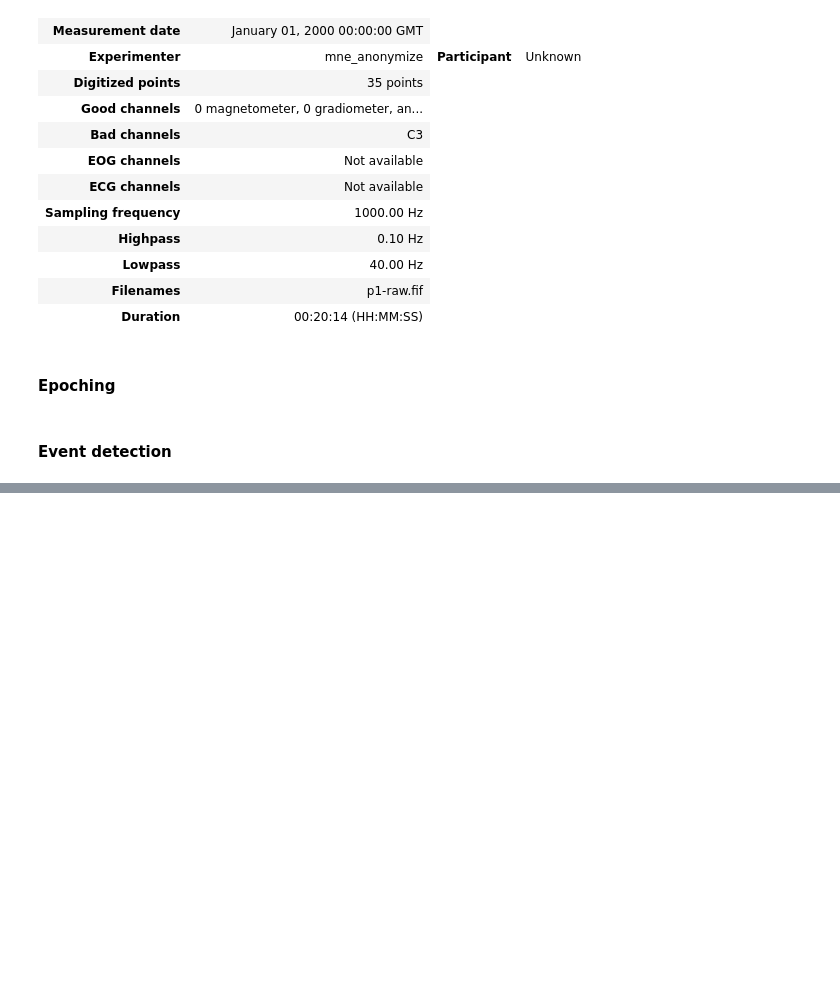
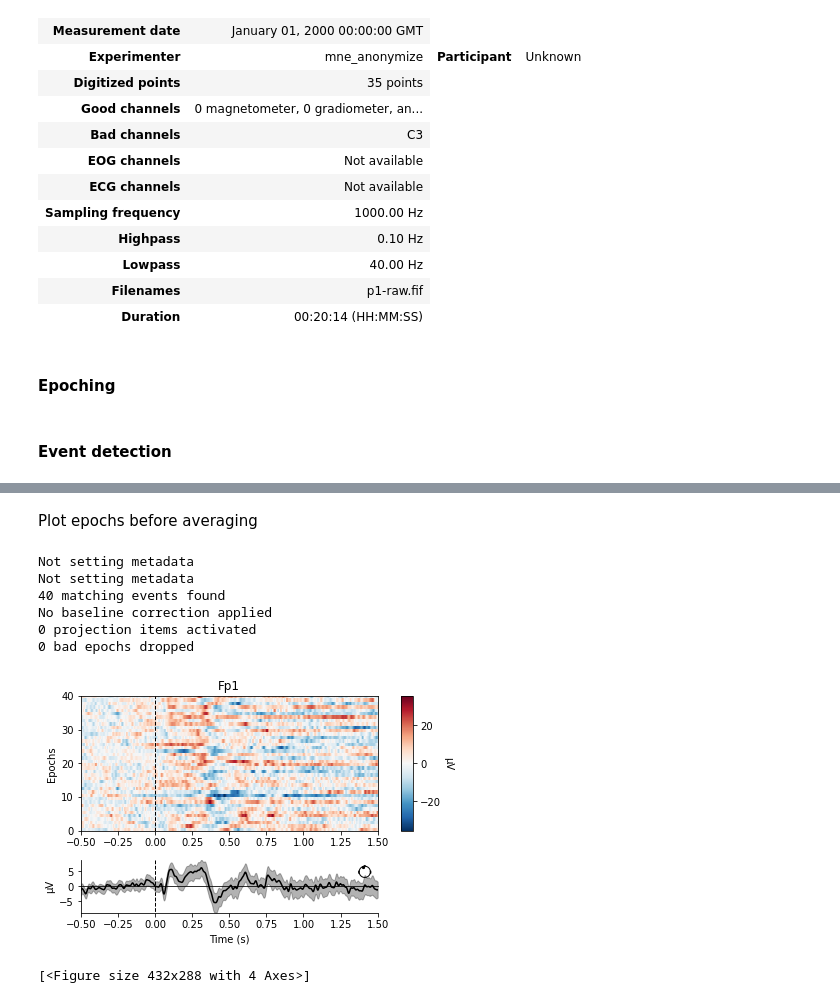
Before and after one commit to stinenyhus/ACN_2021, a Jupyter notebook: exam/main.ipynb, the cells around one changed output, grey strips where cells are left out. Saved outputs shown, nothing was run; the diff lists cells and outputs as text; code cells hidden in the pictures; blank space fills up the shorter version.

```diff
--- a/exam/main.ipynb
+++ b/exam/main.ipynb
@@ -213,0 +191,5 @@ Dropped 141 epochs: 0, 4, 11, 12, 13, 17, 18, 22, 29, 33, 34, 38, 45, 46, 47, 51
+# %%
+reject_criteria = dict(eeg=150e-6)
+epochs1 = mne.Epochs(filtered1, events1, event_id1,
+                    baseline=(None,0), preload=True,
+                    tmin=-0.5, tmax=1.5, reject=reject_criteria)
@@ -213,0 +241,17 @@ Dropped 141 epochs: 0, 4, 11, 12, 13, 17, 18, 22, 29, 33, 34, 38, 45, 46, 47, 51
+# %%
+success_epochs1 = epochs1['successful_inhibition']
+failed_epochs1 = epochs1['failed_inhibition']
+# %% [markdown]
+Plot epochs before averaging
+# %%
+#Visualize different channels - only one shown. Just for visualizing epochs for manual inspection
+success_epochs1.plot_image(picks=['Fp1'])
+# %% [output]
+Not setting metadata
+Not setting metadata
+40 matching events found
+No baseline correction applied
+0 projection items activated
+0 bad epochs dropped
+[figure, added]
+[<Figure size 432x288 with 4 Axes>]
```
Also changed, not shown: parts of 99 cells of this notebook, 1 other file.
